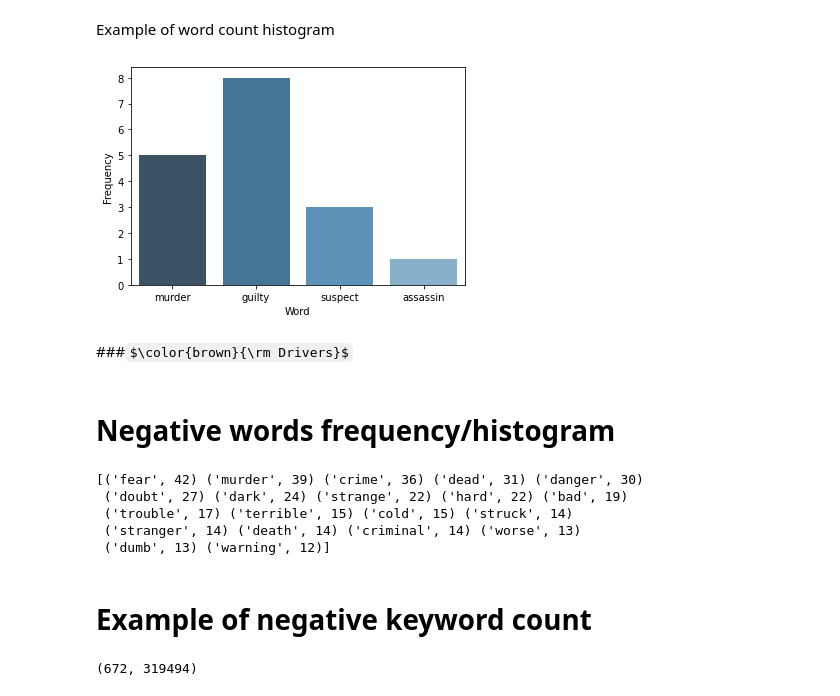
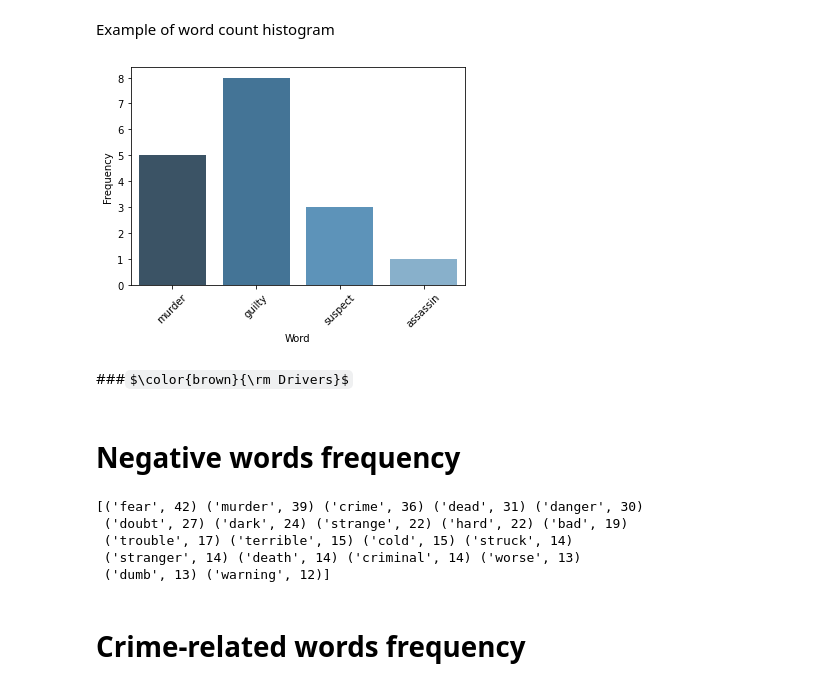
Before and after one commit to edponce/DoyleInvestigators, a Jupyter notebook: Project1_NLP.ipynb, the cells around one changed output. Cells and saved outputs as stored; diff of their text form; code cells hidden in the pictures; some formulas as TeX source.

```diff
--- a/Project1_NLP.ipynb
+++ b/Project1_NLP.ipynb
@@ -609,22 +875,49 @@ def get_vocabulary_map(text, span, *, spans_map=None):
 # %% [markdown]
 ###$\color{brown}{\rm Visualization}$
 # %%
+def trim_axes(axes, n):
+    axes = axes.flat
+    for ax in axes[n:]:
+        ax.remove()
+    return axes[:n]
+
+
 def visualize_co_occurrence(data, keywords_rows, closeness_words_columns):
     # Create a dataframe from the provided data
-    df = pandas.DataFrame(data, index=keywords_rows, columns=closeness_words_columns)
+    df = pandas.DataFrame(
+        data,
+        index=keywords_rows,
+        columns=closeness_words_columns,
+    )
 
     # Set plot size according to the number of cols and rows
-    plt.figure(figsize=(len(columns_example),len(rows_example)))
+    plt.figure(figsize=(len(columns_example), len(rows_example)))
 
     # Set color of heatmap
-    heatmap = sns.heatmap(df, cmap="YlGnBu", annot=True, linewidths=.5)
+    hdl = sns.heatmap(df, cmap="YlGnBu", annot=True, linewidths=.5)
 
     # Rotate text
     loc_x, labels_x = plt.xticks()
     loc_y, labels_y = plt.yticks()
-    heatmap.set_xticklabels(labels_x, rotation=58)
-    heatmap.set_yticklabels(labels_y, rotation=0)
-    plt.show()
+    hdl.set_xticklabels(labels_x, rotation=58)
+    hdl.set_yticklabels(labels_y, rotation=0)
+
+
+def barplot(data, labels, *, xlabel='Word', ylabel='Frequency', ylim=None, ax=None):
+    # Prepare the data to pandas
+    data_ = [labels, data]
+    data_ = np.asarray(data_).transpose()
+
+    # Create a dataframe from the provided data
+    df = pandas.DataFrame(data_, columns=[xlabel, ylabel])
+    hdl = sns.barplot(x=xlabel, y=ylabel, data=df, palette="Blues_d", ax=ax)
+    plt.setp(hdl.get_xticklabels(), rotation=45)
+
+    if ylim:
+        if ax:
+            ax.set(ylim=ylim)
+        else:
+            plt.ylim(*ylim)
 # %% [markdown]
 Example of co-occurrence
 # %%
@@ -651,15 +935,16 @@ def histogram_words(data, labels):
 Example of word count histogram
 # %%
 # Example of expected format of data that the method needs
-labels_example = ["murder", "guilty","suspect","assassin"]
+labels_example = ["murder", "guilty", "suspect", "assassin"]
 data_example = [5,8,3,1]
 
 # Plot
-histogram_words(data_example,labels_example)
+barplot(data_example,labels_example)
+plt.show()
 # %% [output]
-[figure, old version]
+[figure, new version]
 # %% [markdown]
 ###$\color{brown}{\rm Drivers}$
 # %% [markdown]
-# Negative words frequency/histogram
+# Negative words frequency
 # %%
@@ -717,8 +992,8 @@ print(results)
  ('trouble', 17) ('terrible', 15) ('cold', 15) ('struck', 14)
  ('stranger', 14) ('death', 14) ('criminal', 14) ('worse', 13)
  ('dumb', 13) ('warning', 12)]
-# %% [markdown]
-# Example of negative keyword count
+# %% [markdown]
+# Crime-related words frequency
 # %%
 corpus = get_corpus('The Valley of Fear')
 text = corpus.lower()
@@ -730,9 +1005,7 @@ print(roi_span)
 # Search keywords
 keywords = ['dead', 'death', 'murder', 'crime', 'hurt', 'blood', 'treasure',
             'suffer', 'guilty', 'assassin', 'suspect', 'pain']
-keyword_spans = get_keywords_map(text, roi_span, keywords)
+keyword_spans = get_keywords_map(text, roi_span[0], keywords)
-# %% [output]
-(672, 319494)
 # %%
 # Generate frequency table
 keyword_freq = generate_frequency_map(keyword_spans, threshold=5)
```
Also changed, not shown: parts of 21 cells of this notebook.
